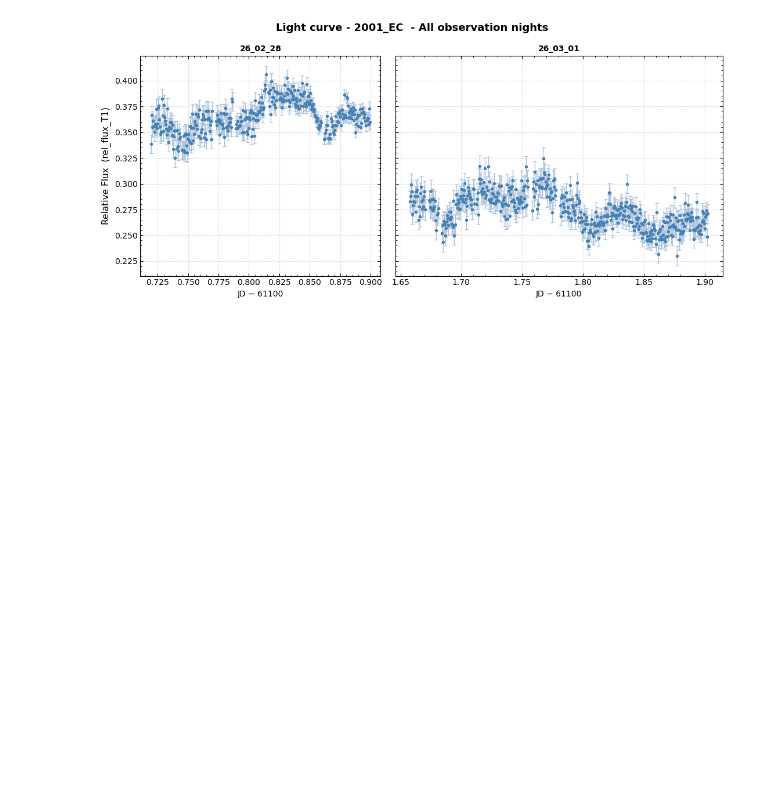
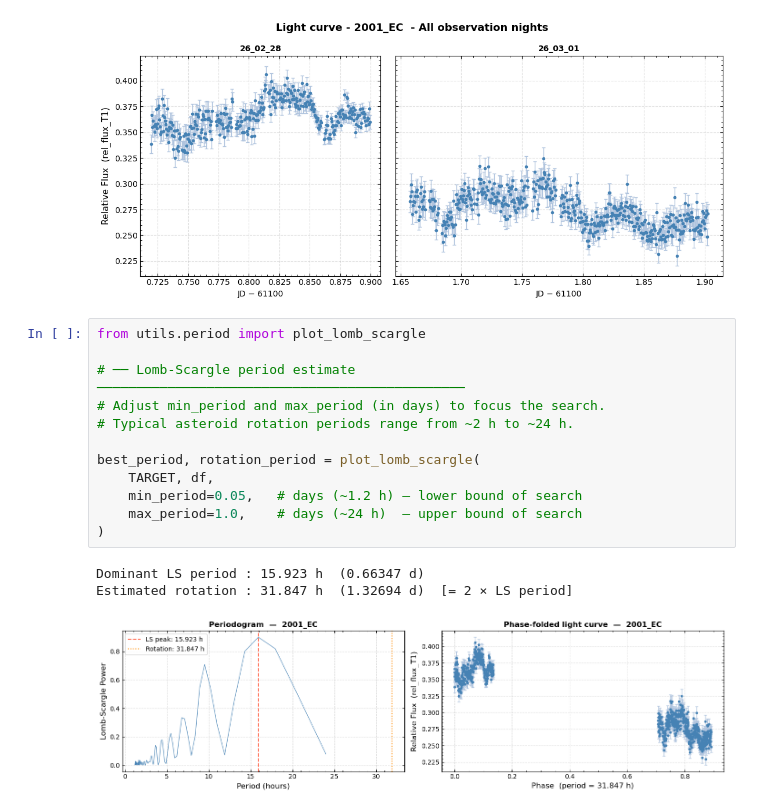
Before and after one commit to Robin-Savonet/OUKA2026, a Jupyter notebook: data/2001_EC/output_all_nights.ipynb, the cells around one changed output. Drawn from its saved outputs; the diff is of its cells as text; blank space fills up the shorter version.

Commit message:
Period

```diff
--- a/data/2001_EC/output_all_nights.ipynb
+++ b/data/2001_EC/output_all_nights.ipynb
@@ -80,3 +80,19 @@ Median flux error: 0.008881
 plot_light_curve_all_nights(TARGET, df, night_col="night")
 # %% [output]
 [figure]
+# %%
+from utils.period import plot_lomb_scargle
+
+# ── Lomb-Scargle period estimate ───────────────────────────────────────────────
+# Adjust min_period and max_period (in days) to focus the search.
+# Typical asteroid rotation periods range from ~2 h to ~24 h.
+
+best_period, rotation_period = plot_lomb_scargle(
+    TARGET, df,
+    min_period=0.05,   # days (~1.2 h) — lower bound of search
+    max_period=1.0,    # days (~24 h)  — upper bound of search
+)
+# %% [output]
+Dominant LS period : 15.923 h  (0.66347 d)
+Estimated rotation : 31.847 h  (1.32694 d)  [= 2 × LS period]
+[figure, added]
```
Also changed, not shown: 10 other files.
